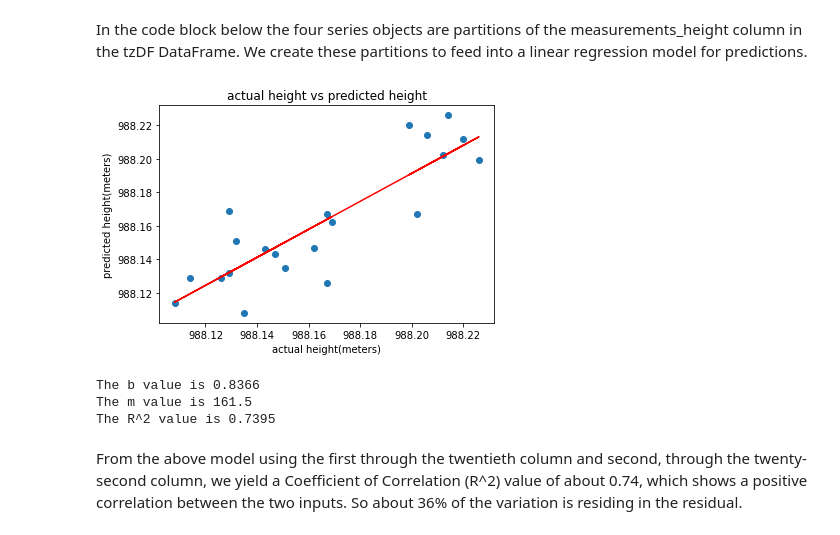
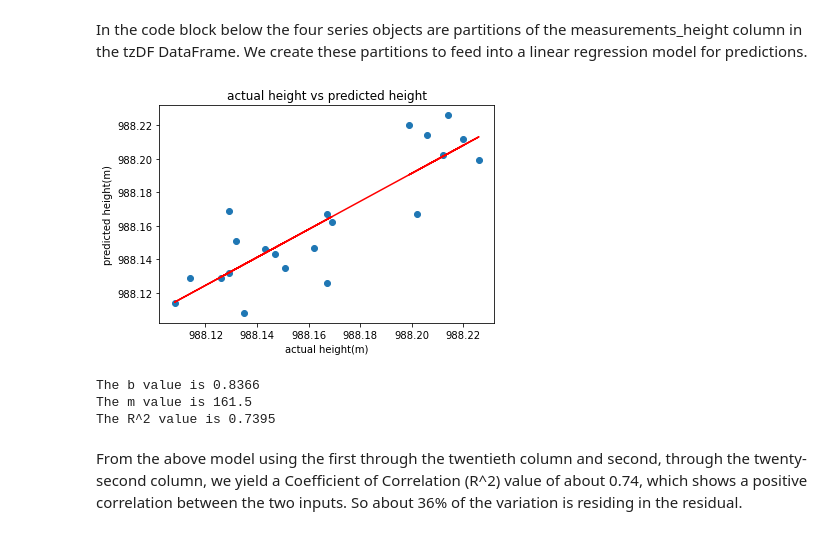
Before and after one commit to earthcube2021/ec21_mason_etal, a Jupyter notebook: MM_01_Volcanic_activity_detection_and_noise_characterization_using_machine_learning.ipynb, the cells around one changed output. Saved outputs shown, nothing was run; the diff lists cells and outputs as text; code cells hidden in the pictures.

```diff
--- a/MM_01_Volcanic_activity_detection_and_noise_characterization_using_machine_learning.ipynb
+++ b/MM_01_Volcanic_activity_detection_and_noise_characterization_using_machine_learning.ipynb
@@ -158,8 +157,8 @@ FOUR_THROUGH_TWENTY_FOUR = tzDF["measurements_height"].loc[4:24].values.reshape(
 lm = LinearRegression()
 lm.fit(ONE_THROUGH_TWENTY ,TWO_THROUGH_TWENTY_ONE)
 y_pred = lm.predict(ONE_THROUGH_TWENTY)
-plt.xlabel("actual height(meters)")
-plt.ylabel("predicted height(meters)")
+plt.xlabel("actual height(m)")
+plt.ylabel("predicted height(m)")
 plt.title("actual height vs predicted height")
 plt.scatter(ONE_THROUGH_TWENTY,TWO_THROUGH_TWENTY_ONE)
 plt.plot(ONE_THROUGH_TWENTY,y_pred,color="red")
@@ -189,34 +188,34 @@ def to_precision(x,p):
     m = "%.*g" % (p, n)
     if e < -2 or e >= p:
         out.append(m[0])
         if p > 1:
             out.append(".")
             out.extend(m[1:p])
         out.append('e')
         if e > 0:
             out.append("+")
         out.append(str(e))
     elif e == (p -1):
         out.append(m)
     elif e >= 0:
         out.append(m[:e+1])
         if e+1 < len(m):
             out.append(".")
             out.extend(m[e+1:])
     else:
         out.append("0.")
         out.extend(["0"]*-(e+1))
         out.append(m)
 
     return "".join(out)
 print("The b value is",to_precision(lm.coef_[0][0],4))
 
 print("The m value is",to_precision(lm.intercept_[0],4))
 
 
 print("The R^2 value is",to_precision(lm.score(ONE_THROUGH_TWENTY,TWO_THROUGH_TWENTY_ONE),4),)
 # %% [output]
-[figure, old version]
+[figure, new version]
 The b value is 0.8366
 The m value is 161.5
 The R^2 value is 0.7395
```
Also changed, not shown: parts of 2 cells of this notebook.
